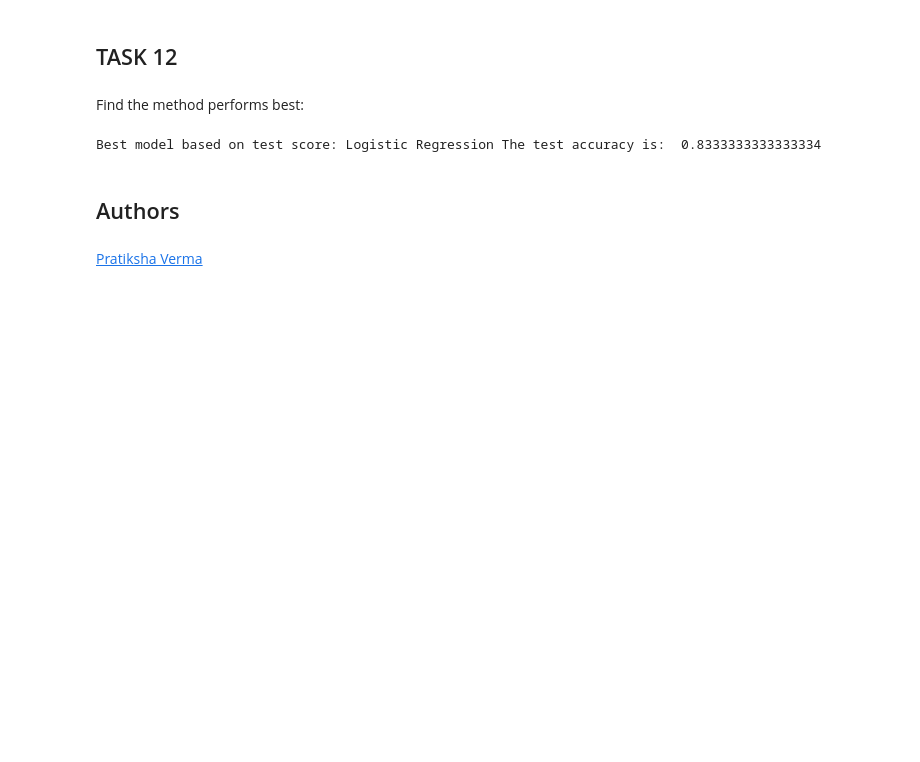
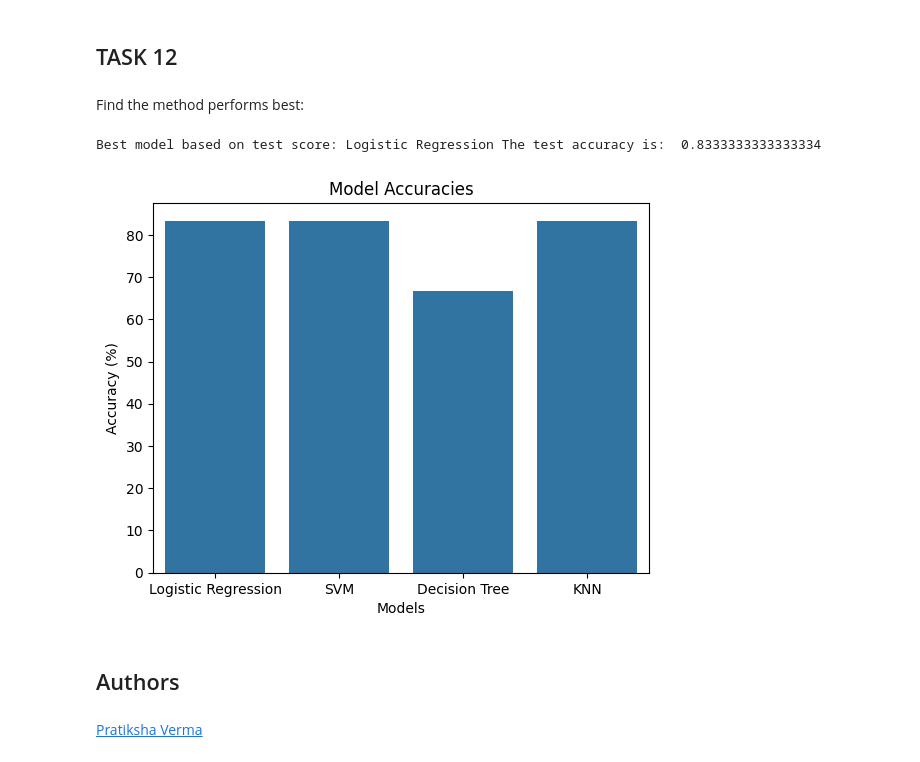
Before and after one commit to RebinRaj/SpaceXFalcon9, a Jupyter notebook: SpaceX_Machine Learning Prediction_Part_5.ipynb, the cells around one changed output. Cells and saved outputs as stored; diff of their text form; code cells hidden in the pictures; blank space fills up the shorter version.

Commit message:
Update classification code
Update classification code to include histogram showing different model accuracies.

```diff
--- a/SpaceX_Machine Learning Prediction_Part_5.ipynb
+++ b/SpaceX_Machine Learning Prediction_Part_5.ipynb
@@ -382,15 +382,28 @@ Find the method performs best:
 # %%
 test_scores = {
     "Logistic Regression": test_score,
     "SVM": test_score_svc,
     "Decision Tree": test_score_tree,
     'KNN': test_score_knn
 }
 
 best_model = max(test_scores, key=test_scores.get)
 print("Best model based on test score:", best_model, "The test accuracy is: ", test_scores[best_model])
+
+# Convert the dictionary into a DataFrame
+df_res = pd.DataFrame(list(test_scores.items()), columns=["Model", "Value"])
+df_res["Value"] = 100*df_res["Value"]
+# Create the bar plot
+sns.barplot(x='Model', y='Value', data=df_res)
+
+# Customize and display the plot
+plt.title('Model Accuracies')
+plt.ylabel('Accuracy (%)')
+plt.xlabel('Models')
+plt.show()
 # %% [output]
 Best model based on test score: Logistic Regression The test accuracy is:  0.8333333333333334
+[figure, added]
 # %% [markdown]
 ## Authors
 # %% [markdown]
```
Also changed, not shown: parts of 3 cells of this notebook.
